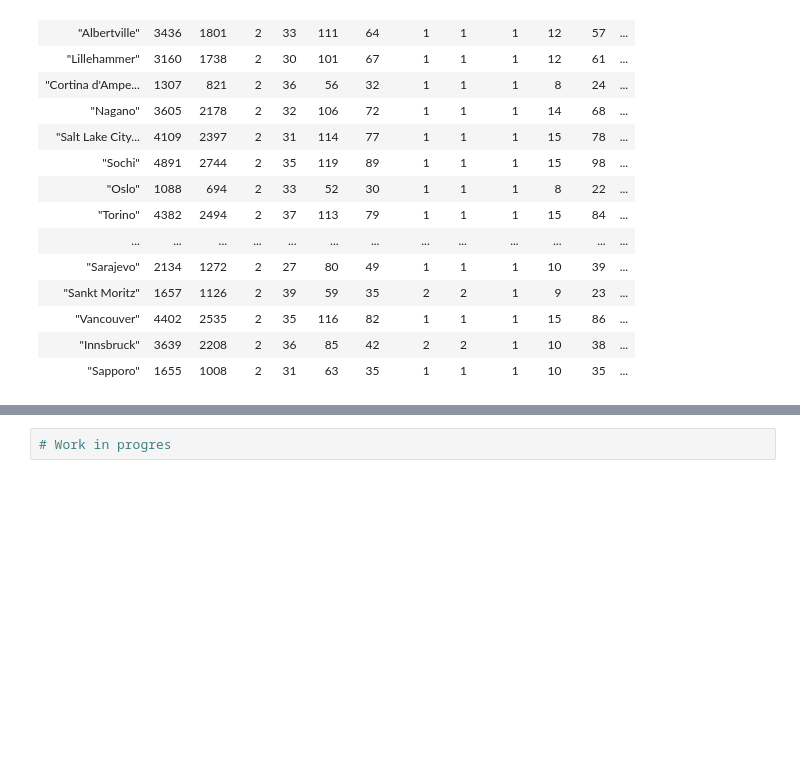
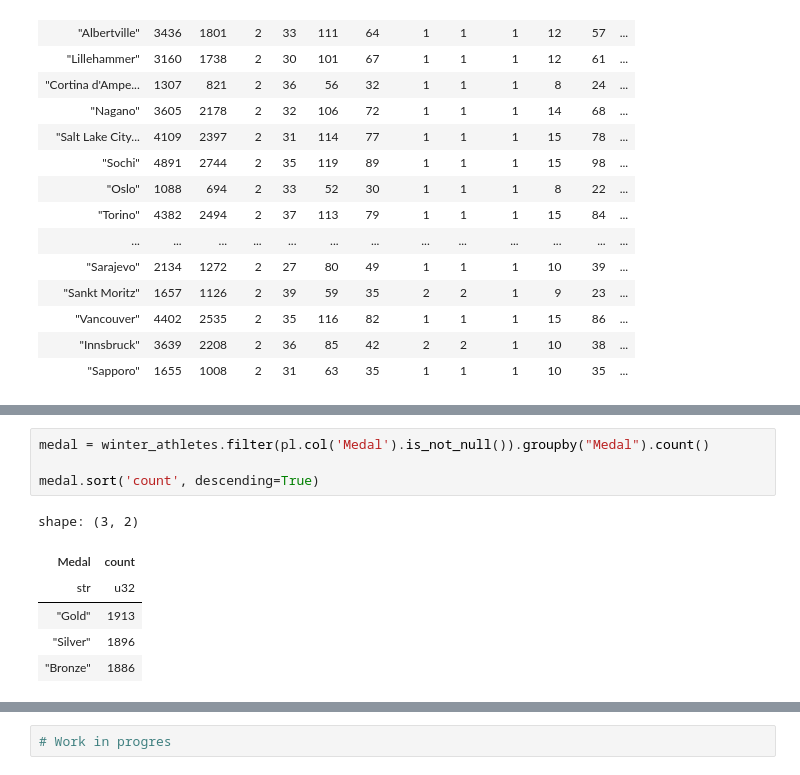
Before and after one commit to binda7/OG_pandas_pySpark_compare, a Jupyter notebook: Winter_Athletes_Olimpics_Analytics_Polars_Seaborn.ipynb, the cells around one changed output, grey strips where cells are left out. Cells and saved outputs as stored; diff of their text form; blank space fills up the shorter version.

```diff
--- a/Winter_Athletes_Olimpics_Analytics_Polars_Seaborn.ipynb
+++ b/Winter_Athletes_Olimpics_Analytics_Polars_Seaborn.ipynb
@@ -121,0 +132,11 @@ shape: (19, 13)
+# %%
+medal = winter_athletes.filter(pl.col('Medal').is_not_null()).groupby("Medal").count()
+
+medal.sort('count', descending=True)
+# %% [output]
+shape: (3, 2)
+| Medal | count |
+| str | u32 |
+| "Gold" | 1913 |
+| "Silver" | 1896 |
+| "Bronze" | 1886 |
```
Also changed, not shown: parts of 2 cells of this notebook.
